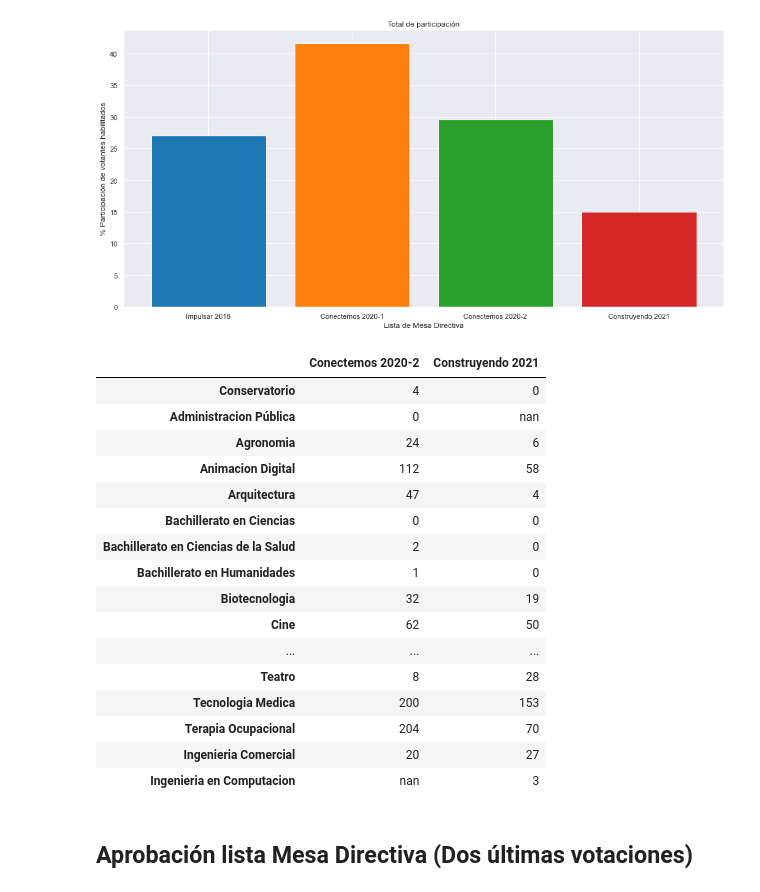
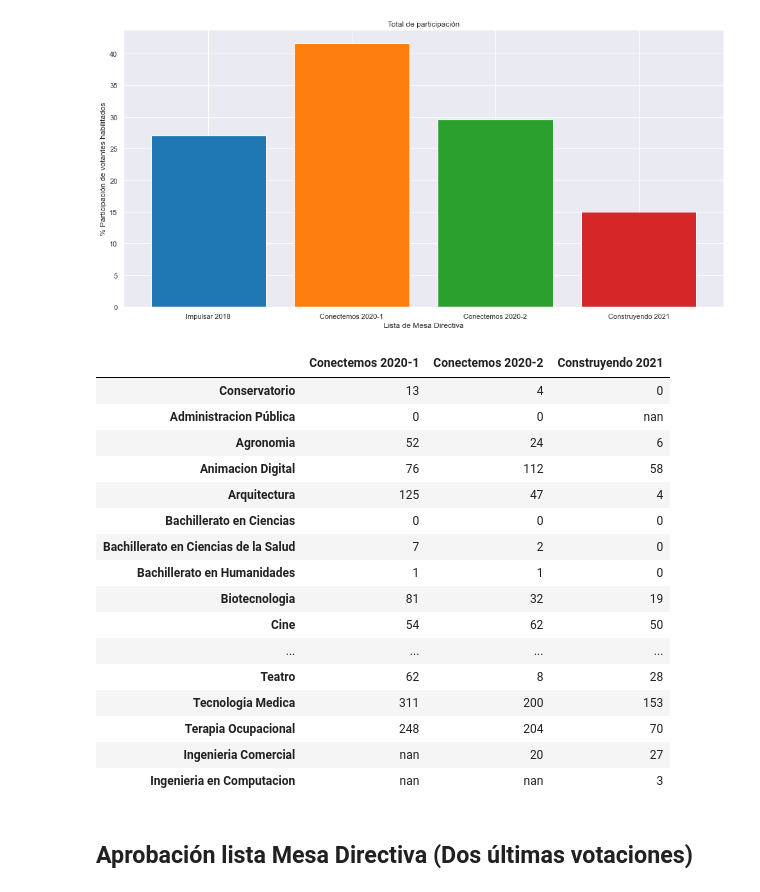
Before and after one commit to melipass/umayor-evoting-data, a Jupyter notebook: evoting.ipynb, the cells around one changed output. Saved outputs shown, nothing was run; the diff lists cells and outputs as text; code cells hidden in the pictures.

```diff
--- a/evoting.ipynb
+++ b/evoting.ipynb
@@ -350,40 +371,37 @@ plt.show()
 # %%
 ultimas_elecciones = df_results
 ultimas_elecciones = ultimas_elecciones.drop('Impulsar 2018', axis=1)
-ultimas_elecciones = ultimas_elecciones.drop('Conectemos 2020-1', axis=1)
-ultimas_elecciones = ultimas_elecciones.drop('Código Pregunta')
-ultimas_elecciones = ultimas_elecciones.drop('Pregunta')
 ultimas_elecciones = ultimas_elecciones.drop('Alameda')
 ultimas_elecciones = ultimas_elecciones.drop('Oriente')
 ultimas_elecciones = ultimas_elecciones.drop('El Claustro')
 ultimas_elecciones = ultimas_elecciones.drop('Huechuraba')
 ultimas_elecciones = ultimas_elecciones.drop('Manuel Montt')
 ultimas_elecciones = ultimas_elecciones.drop('República')
 ultimas_elecciones = ultimas_elecciones.drop('Santo Domingo')
 ultimas_elecciones = ultimas_elecciones.drop('Estadio Mayor')
 ultimas_elecciones = ultimas_elecciones.drop('Alonso de Cordova')
 ultimas_elecciones.loc['Ingenieria Comercial', 'Conectemos 2020-2'] = ultimas_elecciones.loc['Ingenieria Comercial - Campus Manuel Montt','Conectemos 2020-2'] + ultimas_elecciones.loc['Ingenieria Comercial - Campus Oriente','Conectemos 2020-2']
 ultimas_elecciones = ultimas_elecciones.drop('Ingenieria Comercial - Campus Manuel Montt')
 ultimas_elecciones = ultimas_elecciones.drop('Ingenieria Comercial - Campus Oriente')
 ultimas_elecciones.style.set_precision(0)
 # %% [output]
-|  | Conectemos 2020-2 | Construyendo 2021 |
-| Conservatorio | 4 | 0 |
-| Administracion Pública | 0 | nan |
-| Agronomia | 24 | 6 |
-| Animacion Digital | 112 | 58 |
-| Arquitectura | 47 | 4 |
-| Bachillerato en Ciencias | 0 | 0 |
-| Bachillerato en Ciencias de la Salud | 2 | 0 |
-| Bachillerato en Humanidades | 1 | 0 |
-| Biotecnologia | 32 | 19 |
-| Cine | 62 | 50 |
-| ... | ... | ... |
-| Teatro | 8 | 28 |
-| Tecnologia Medica | 200 | 153 |
-| Terapia Ocupacional | 204 | 70 |
-| Ingenieria Comercial | 20 | 27 |
-| Ingenieria en Computacion | nan | 3 |
+|  | Conectemos 2020-1 | Conectemos 2020-2 | Construyendo 2021 |
+| Conservatorio | 13 | 4 | 0 |
+| Administracion Pública | 0 | 0 | nan |
+| Agronomia | 52 | 24 | 6 |
+| Animacion Digital | 76 | 112 | 58 |
+| Arquitectura | 125 | 47 | 4 |
+| Bachillerato en Ciencias | 0 | 0 | 0 |
+| Bachillerato en Ciencias de la Salud | 7 | 2 | 0 |
+| Bachillerato en Humanidades | 1 | 1 | 0 |
+| Biotecnologia | 81 | 32 | 19 |
+| Cine | 54 | 62 | 50 |
+| ... | ... | ... | ... |
+| Teatro | 62 | 8 | 28 |
+| Tecnologia Medica | 311 | 200 | 153 |
+| Terapia Ocupacional | 248 | 204 | 70 |
+| Ingenieria Comercial | nan | 20 | 27 |
+| Ingenieria en Computacion | nan | nan | 3 |
 # %% [markdown]
 ## Aprobación lista Mesa Directiva (Dos últimas votaciones)
 # %%
```
Also changed, not shown: parts of 5 cells of this notebook.
